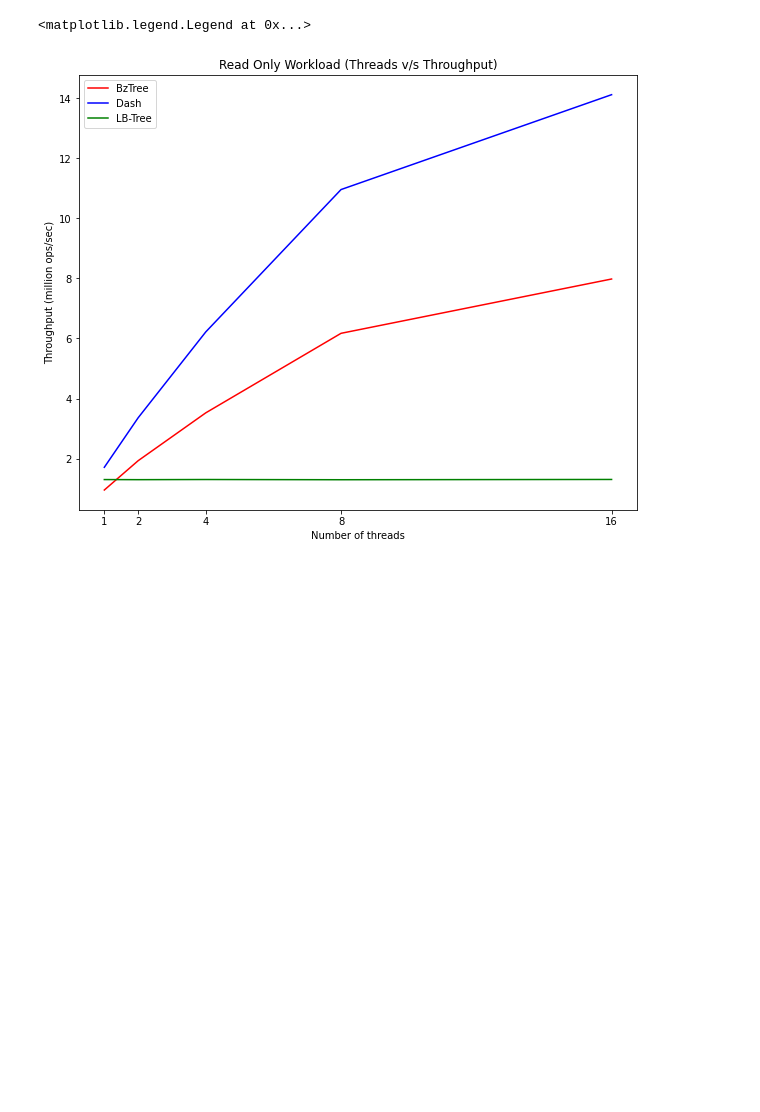
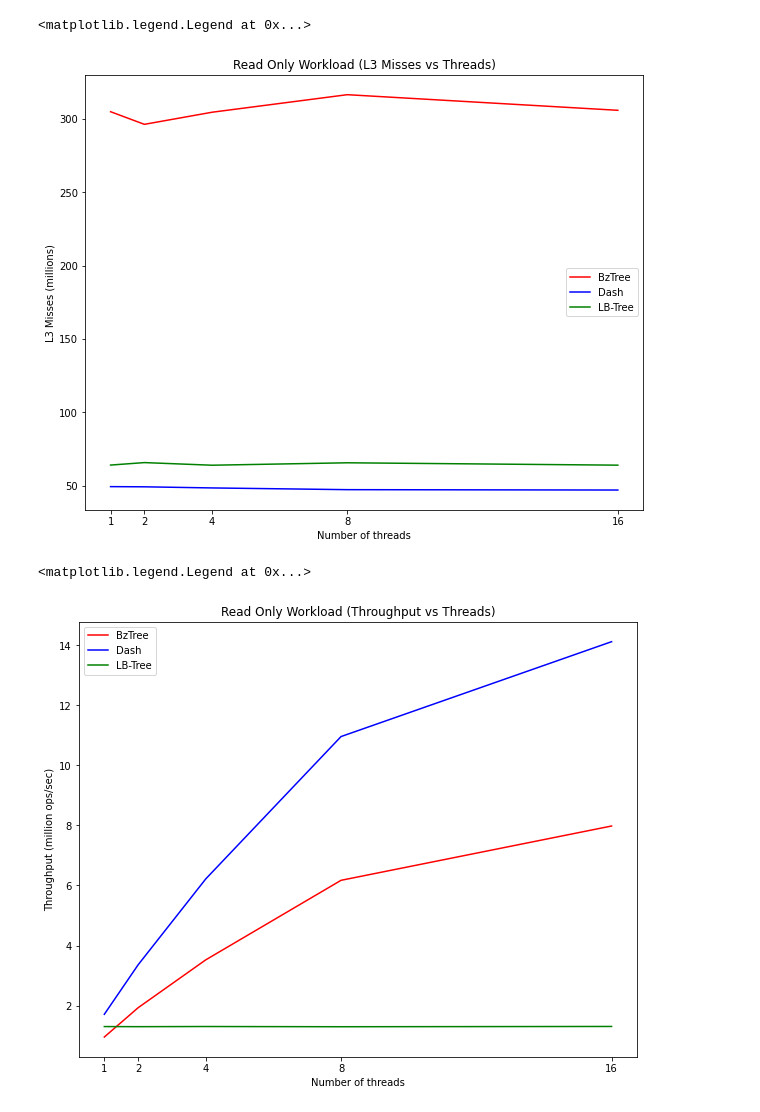
Before and after one commit to nisargshah95/Comparison-of-Indexes-for-PMem, a Jupyter notebook: CS764.ipynb, the cells around one changed output. Cells and saved outputs as stored; diff of their text form; code cells hidden in the pictures; blank space fills up the shorter version.

```diff
--- a/CS764.ipynb
+++ b/CS764.ipynb
@@ -36,6 +36,31 @@ bztree_10_p99 = [3544,3547,3753,4077,5052]
 bztree_50_tp = [.354642,.725215,1.358797,2.484297,3.716887]
 bztree_50_p50 = [2950,2916,3045,3281,3146]
 bztree_50_p99 = [21086,21117,22287,24313,32311]
+dash_0_l3 = [49.423820,49.299644,48.534499,47.356524,47.104781]
+dash_10_l3 = [49.258510,46.933061,46.570413,48.687618,46.993465]
+dash_50_l3 = [47.568189,45.486167,43.424346,49.155642,45.786084]
+lbtree_0_l3 = [64.116438,65.797727,64.012540,65.667504,64.051225]
+lbtree_10_l3 = [65.311787,66.423600,65.686526,66.099274,64.751183]
+lbtree_50_l3 = [68.168272,69.469445,69.139906,68.912775,67.703740]
+bztree_0_l3 = [304.882450,296.274525,304.517481,316.477723,305.837922]
+bztree_10_l3 = [344.967592,337.555476,344.603860,358.431694,348.364762]
+bztree_50_l3 = [536.714007,519.173596,528.248164,536.339201,535.472504]
+# %%
+# READ ONLY - L3 MISSES VS THREADS (ACROSS TREES)
+
+plt.figure(figsize=(10,8))
+bzReadOnlyLine, = plt.plot(threads, bztree_0_l3, color=colors[0], label = 'BzTree')
+dReadOnlyLine, = plt.plot(threads, dash_0_l3, color=colors[1], label = 'Dash')
+lReadOnlyLine, = plt.plot(threads, lbtree_0_l3, color=colors[2], label = 'LB-Tree')
+
+plt.xlabel(xlabel)
+plt.xticks(threads)
+plt.ylabel('L3 Misses (millions)')
+plt.title('Read Only Workload (L3 Misses vs Threads)')
+plt.legend(handles=[bzReadOnlyLine, dReadOnlyLine, lReadOnlyLine])
+# %% [output]
+<matplotlib.legend.Legend at 0x...>
+[figure, added]
 # %%
 # READ ONLY - THROUGHPUT VS THREADS (ACROSS TREES)
 
```
Also changed, not shown: parts of 11 cells of this notebook.
